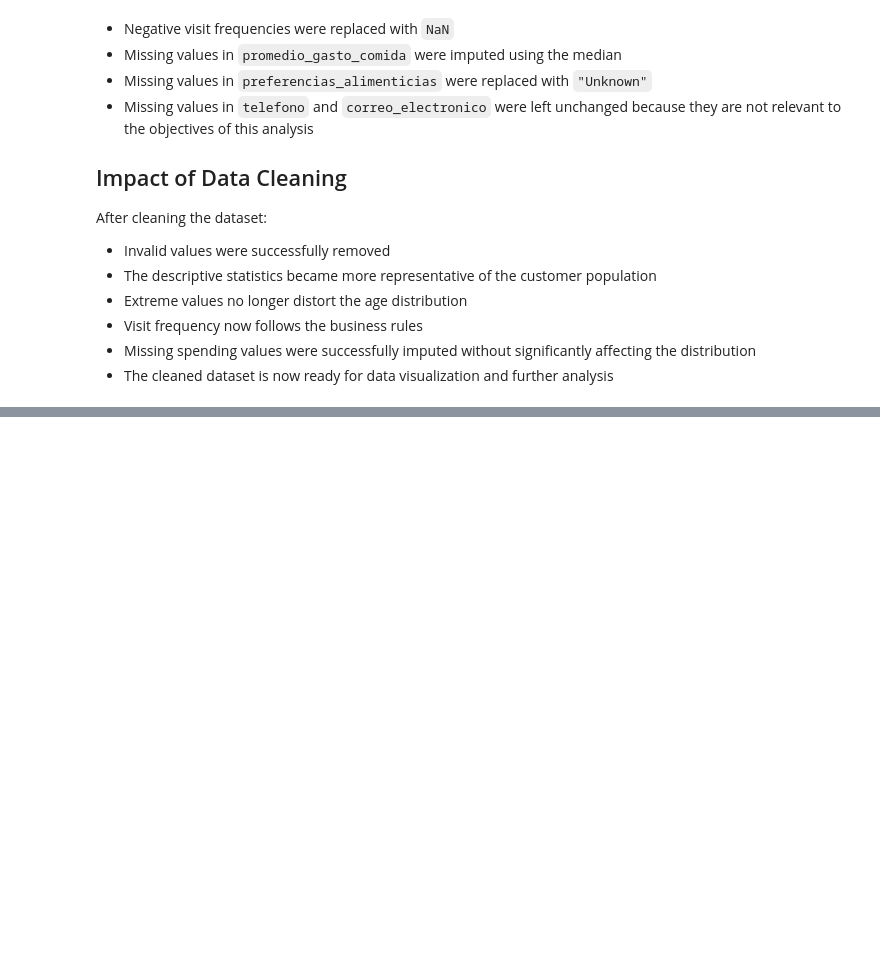
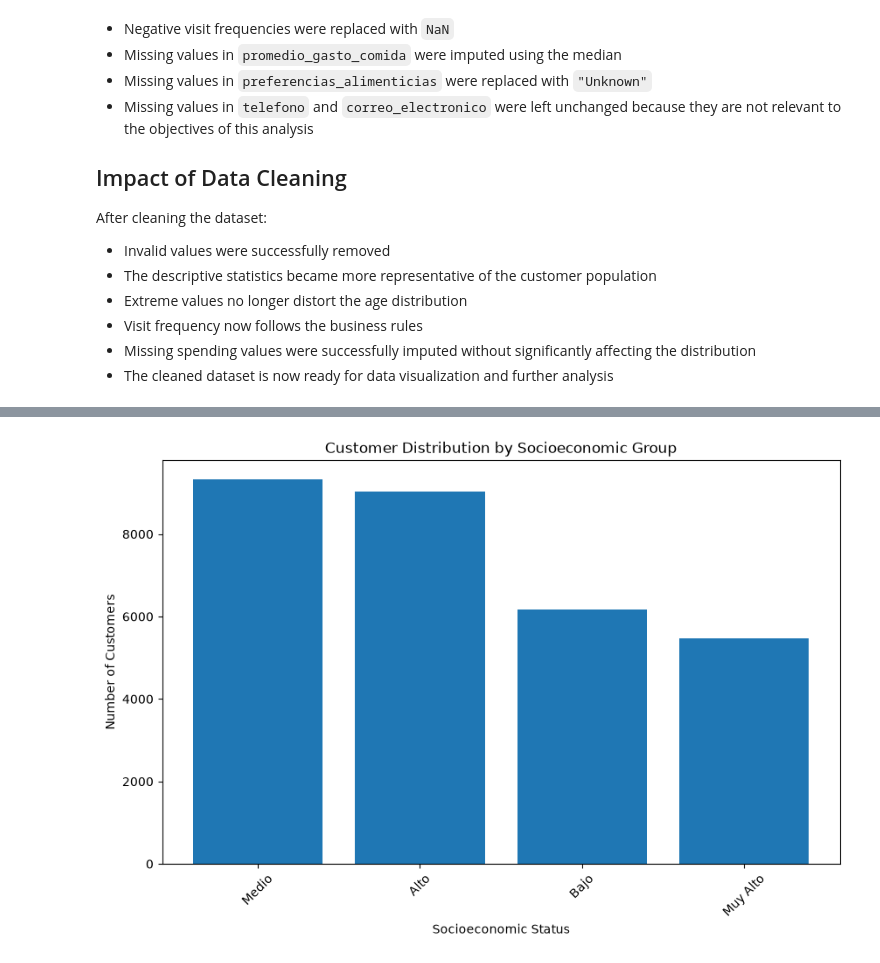
Before and after one commit to Dcuastumal/restaurant-customer-analysis, a Jupyter notebook: notebooks/exploratory_data_analysis.ipynb, the cells around one changed output, grey strips where cells are left out. Saved outputs shown, nothing was run; the diff lists cells and outputs as text; code cells hidden in the pictures; blank space fills up the shorter version.

```diff
--- a/notebooks/exploratory_data_analysis.ipynb
+++ b/notebooks/exploratory_data_analysis.ipynb
@@ -489,0 +528,16 @@ After cleaning the dataset:
+# %%
+socioeconomic_counts = customers_clean_df["estrato_socioeconomico"].value_counts()
+# %%
+plt.figure(figsize=(10,6))
+
+plt.bar(socioeconomic_counts.index, socioeconomic_counts.values)
+
+plt.title("Customer Distribution by Socioeconomic Group")
+plt.xlabel("Socioeconomic Status")
+plt.ylabel("Number of Customers")
+
+plt.xticks(rotation=45)
+
+plt.show()
+# %% [output]
+[figure, added]
```
Also changed, not shown: parts of 15 cells of this notebook.
